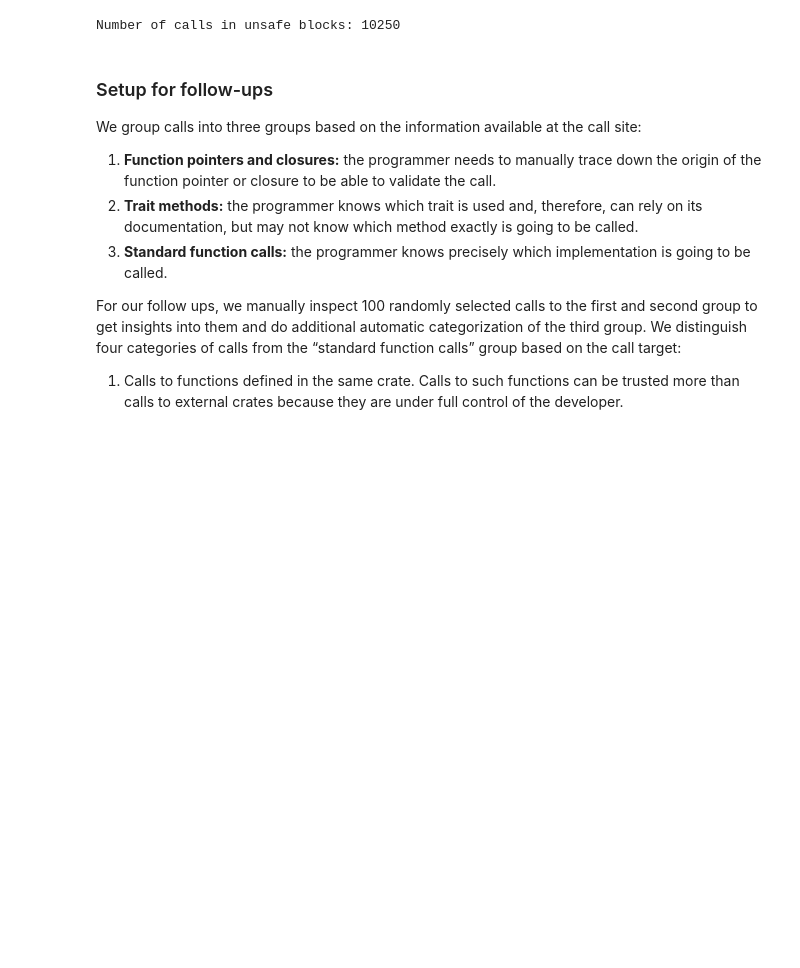
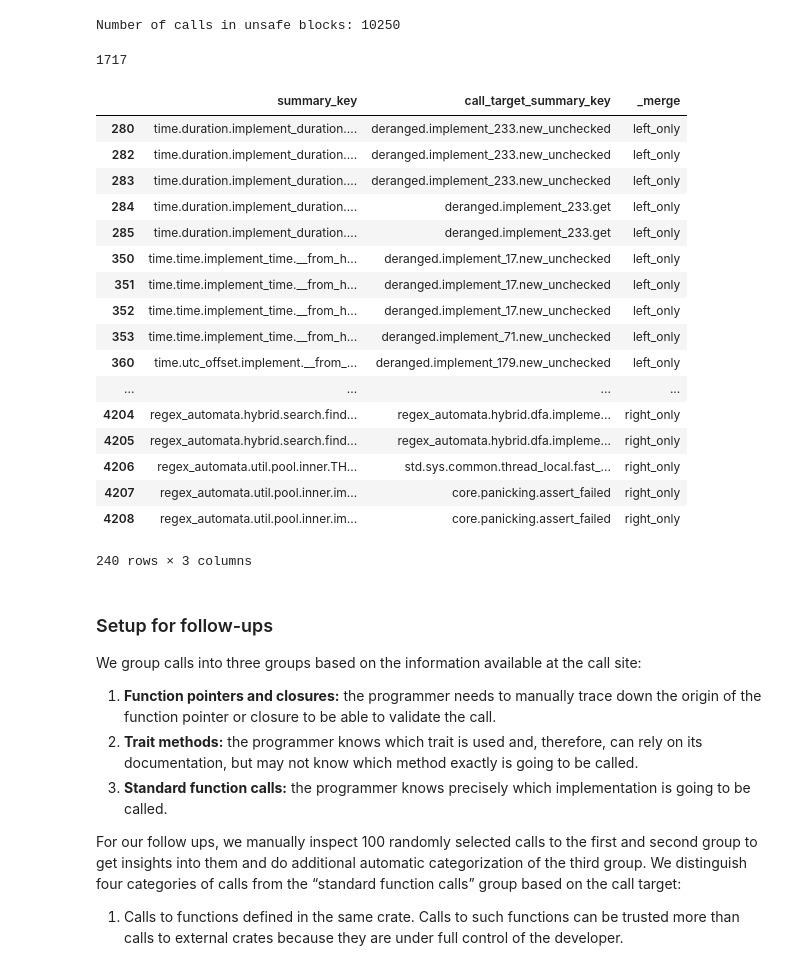
Before and after one commit to skius/qrates, a Jupyter notebook: reports/RQ3_thir_py_updated.ipynb, the cells around one changed output. Cells and saved outputs as stored; diff of their text form; code cells hidden in the pictures; blank space fills up the shorter version.

```diff
--- a/reports/RQ3_thir_py_updated.ipynb
+++ b/reports/RQ3_thir_py_updated.ipynb
@@ -83,6 +83,47 @@ assert "std" in all_crate_names
 print("Number of calls in unsafe blocks:", len(unsafe_block_calls))
 # %% [output]
 Number of calls in unsafe blocks: 10250
+# %%
+# Niels cell for diffing old and new
+#
+
+print(unsafe_block_calls[~unsafe_block_calls['crate_name'].isin(["std", "core", "alloc", "proc_macro"])].__len__())
+
+# find the function summary path containing the call itself, i.e., unsafe_block_calls['block']
+niels_unsafe_thir_blocks = utils.load_unsafe_thir_blocks()
+
+niels_unsafe_block_calls_join = unsafe_block_calls[~unsafe_block_calls['crate_name'].isin(["std", "core", "alloc", "proc_macro"])].join(niels_unsafe_thir_blocks[['block', 'summary_key']].set_index('block'), on='block', how='left')
+
+# write to _new
+niels_unsafe_block_calls_join.to_csv('niels_unsafe_block_calls_no_std_new.csv', index=False, columns=['summary_key', 'call_target_summary_key'])
+
+# parse from 'niels_unsafe_block_calls_old.csv'
+niels_unsafe_block_calls_old = pd.read_csv('niels_unsafe_block_calls_no_std_old.csv')
+
+# take symmetric difference on columns 'summary_key' and 'call_target_summary_key'
+cols = ['summary_key', 'call_target_summary_key']
+niels_unsafe_block_calls_diff = niels_unsafe_block_calls_join[cols].merge(niels_unsafe_block_calls_old[cols], how='outer', indicator=True)
+niels_unsafe_block_calls_diff.query('_merge != "both"')
+# %% [output]
+1717
+|  | summary_key | call_target_summary_key | _merge |
+| 280 | time.duration.implement_duration.... | deranged.implement_233.new_unchecked | left_only |
+| 282 | time.duration.implement_duration.... | deranged.implement_233.new_unchecked | left_only |
+| 283 | time.duration.implement_duration.... | deranged.implement_233.new_unchecked | left_only |
+| 284 | time.duration.implement_duration.... | deranged.implement_233.get | left_only |
+| 285 | time.duration.implement_duration.... | deranged.implement_233.get | left_only |
+| 350 | time.time.implement_time.__from_h... | deranged.implement_17.new_unchecked | left_only |
+| 351 | time.time.implement_time.__from_h... | deranged.implement_17.new_unchecked | left_only |
+| 352 | time.time.implement_time.__from_h... | deranged.implement_17.new_unchecked | left_only |
+| 353 | time.time.implement_time.__from_h... | deranged.implement_71.new_unchecked | left_only |
+| 360 | time.utc_offset.implement.__from_... | deranged.implement_179.new_unchecked | left_only |
+| ... | ... | ... | ... |
+| 4204 | regex_automata.hybrid.search.find... | regex_automata.hybrid.dfa.impleme... | right_only |
+| 4205 | regex_automata.hybrid.search.find... | regex_automata.hybrid.dfa.impleme... | right_only |
+| 4206 | regex_automata.util.pool.inner.TH... | std.sys.common.thread_local.fast_... | right_only |
+| 4207 | regex_automata.util.pool.inner.im... | core.panicking.assert_failed | right_only |
+| 4208 | regex_automata.util.pool.inner.im... | core.panicking.assert_failed | right_only |
+240 rows × 3 columns
 # %% [markdown]
 ### Setup for follow-ups
 
```
Also changed, not shown: parts of 5 cells of this notebook, 4 other files.
